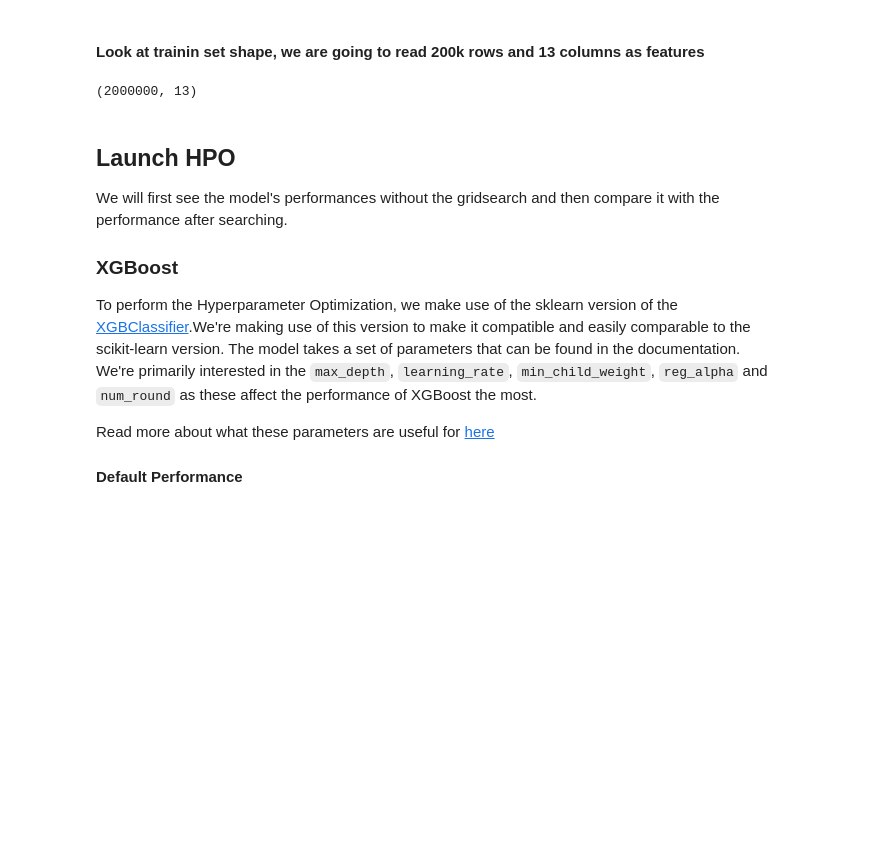
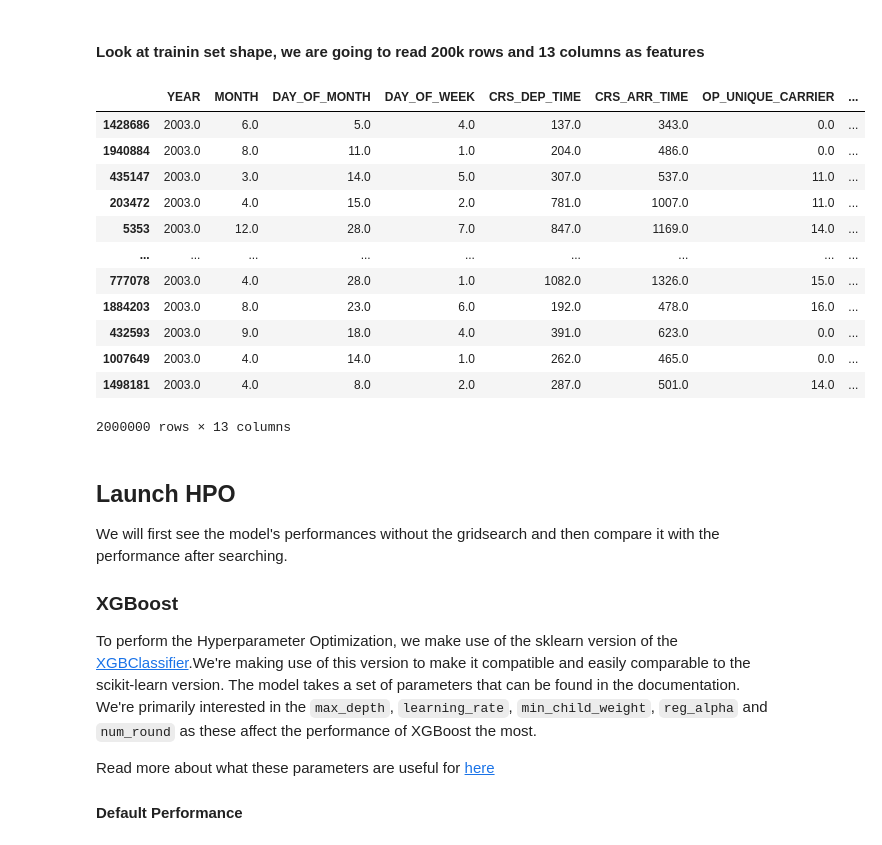
Before and after one commit to D-Barradas/RAPIDS_HPO, a Jupyter notebook: notebooks/HPO_dask.ipynb, the cells around one changed output. Saved outputs shown, nothing was run; the diff lists cells and outputs as text; code cells hidden in the pictures; blank space fills up the shorter version.

```diff
--- a/notebooks/HPO_dask.ipynb
+++ b/notebooks/HPO_dask.ipynb
@@ -271,9 +269,21 @@ def print_acc(model, X_train, y_train, X_test, y_test, mode_str="Default"):
 # %% [markdown]
 #### Look at trainin set shape, we are going to read 200k rows and 13 columns as features
 # %%
-X_train.shape
+X_train
 # %% [output]
+|  | YEAR | MONTH | DAY_OF_MONTH | DAY_OF_WEEK | CRS_DEP_TIME | CRS_ARR_TIME | OP_UNIQUE_CARRIER | ... |
+| 1428686 | 2003.0 | 6.0 | 5.0 | 4.0 | 137.0 | 343.0 | 0.0 | ... |
+| 1940884 | 2003.0 | 8.0 | 11.0 | 1.0 | 204.0 | 486.0 | 0.0 | ... |
+| 435147 | 2003.0 | 3.0 | 14.0 | 5.0 | 307.0 | 537.0 | 11.0 | ... |
+| 203472 | 2003.0 | 4.0 | 15.0 | 2.0 | 781.0 | 1007.0 | 11.0 | ... |
+| 5353 | 2003.0 | 12.0 | 28.0 | 7.0 | 847.0 | 1169.0 | 14.0 | ... |
+| ... | ... | ... | ... | ... | ... | ... | ... | ... |
+| 777078 | 2003.0 | 4.0 | 28.0 | 1.0 | 1082.0 | 1326.0 | 15.0 | ... |
+| 1884203 | 2003.0 | 8.0 | 23.0 | 6.0 | 192.0 | 478.0 | 16.0 | ... |
+| 432593 | 2003.0 | 9.0 | 18.0 | 4.0 | 391.0 | 623.0 | 0.0 | ... |
+| 1007649 | 2003.0 | 4.0 | 14.0 | 1.0 | 262.0 | 465.0 | 0.0 | ... |
+| 1498181 | 2003.0 | 4.0 | 8.0 | 2.0 | 287.0 | 501.0 | 14.0 | ... |
-(2000000, 13)
+2000000 rows × 13 columns
 # %% [markdown]
 ## Launch HPO
 
```
Also changed, not shown: parts of 8 cells of this notebook.
